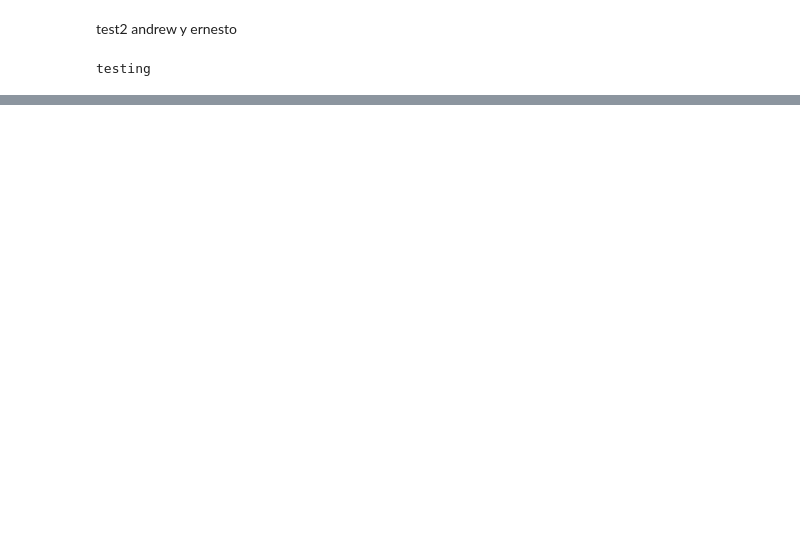
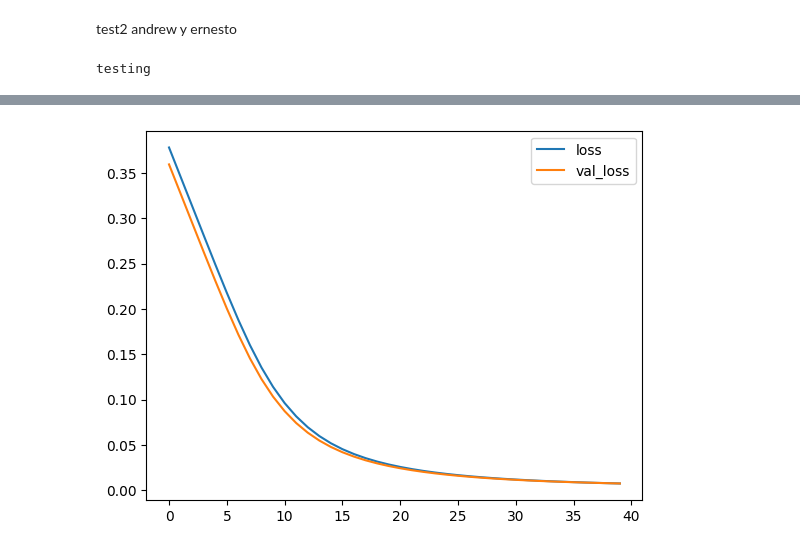
Before and after one commit to rangerdawavs/IA_semestre2_2023, a Jupyter notebook: test2.ipynb, the cells around one changed output, grey strips where cells are left out. Saved outputs shown, nothing was run; the diff lists cells and outputs as text; code cells hidden in the pictures; blank space fills up the shorter version.

```diff
--- a/test2.ipynb
+++ b/test2.ipynb
@@ -8,6 +10,7 @@ print("testing")
 # %% [output]
 testing
 # %%
-dataset = pandas.read_excel("Data_Train.xlsx")
-print(dataset)
+dataset = pd.read_excel("Data_Train.xlsx")
+#print(dataset.describe(include='all'))
+print(dataset.head())
 # %% [output]
@@ -30,0 +118,30 @@ print(dataset)
+# %%
+network = tf.keras.models.Sequential()
+# Declaración de la capa de entrada
+network.add(tf.keras.layers.Dense(
+units=5,
+input_shape=(2,)))
+# Ciclo de capas de neuronas intermedias
+i = 0
+while i < 2-1:
+    network.add(tf.keras.layers.Dense(
+    units=5,
+    activation="sigmoid"))
+    i += 1
+    # Declaración de la capa de salida
+    network.add(tf.keras.layers.Dense(
+    units=1,
+    activation="sigmoid"))
+# %%
+network.compile(
+optimizer="adam",
+loss="mse")
+# %%
+losses = network.fit(x=trainset[["Duration", "Total_Stops"]],
+y=trainset['Price'],
+validation_data=(
+testset[["Duration", "Total_Stops"]],
+testset['Price']),
+batch_size=300,
+epochs=40
+)
@@ -30,0 +166,9 @@ print(dataset)
+# %%
+# Se extrae el historial de error contra iteraciones de la clase
+loss_df = pd.DataFrame(losses.history)
+# Se grafica
+loss_df.loc[:, ['loss', 'val_loss']].plot()
+# Y se pide que se muestre la ventana en que se graficó
+plt.show()
+# %% [output]
+[figure, added]
```
Also changed, not shown: parts of 7 cells of this notebook.
